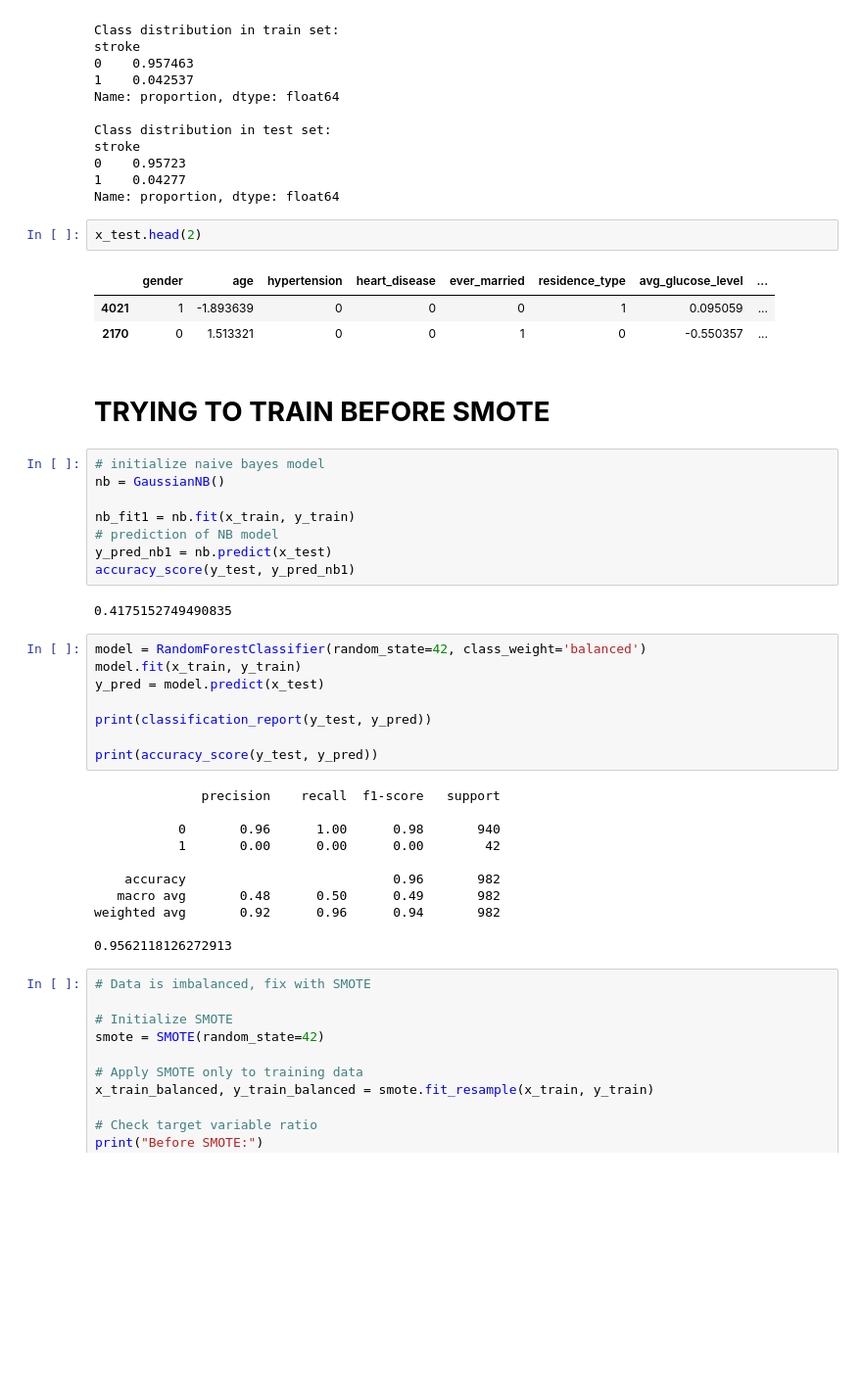
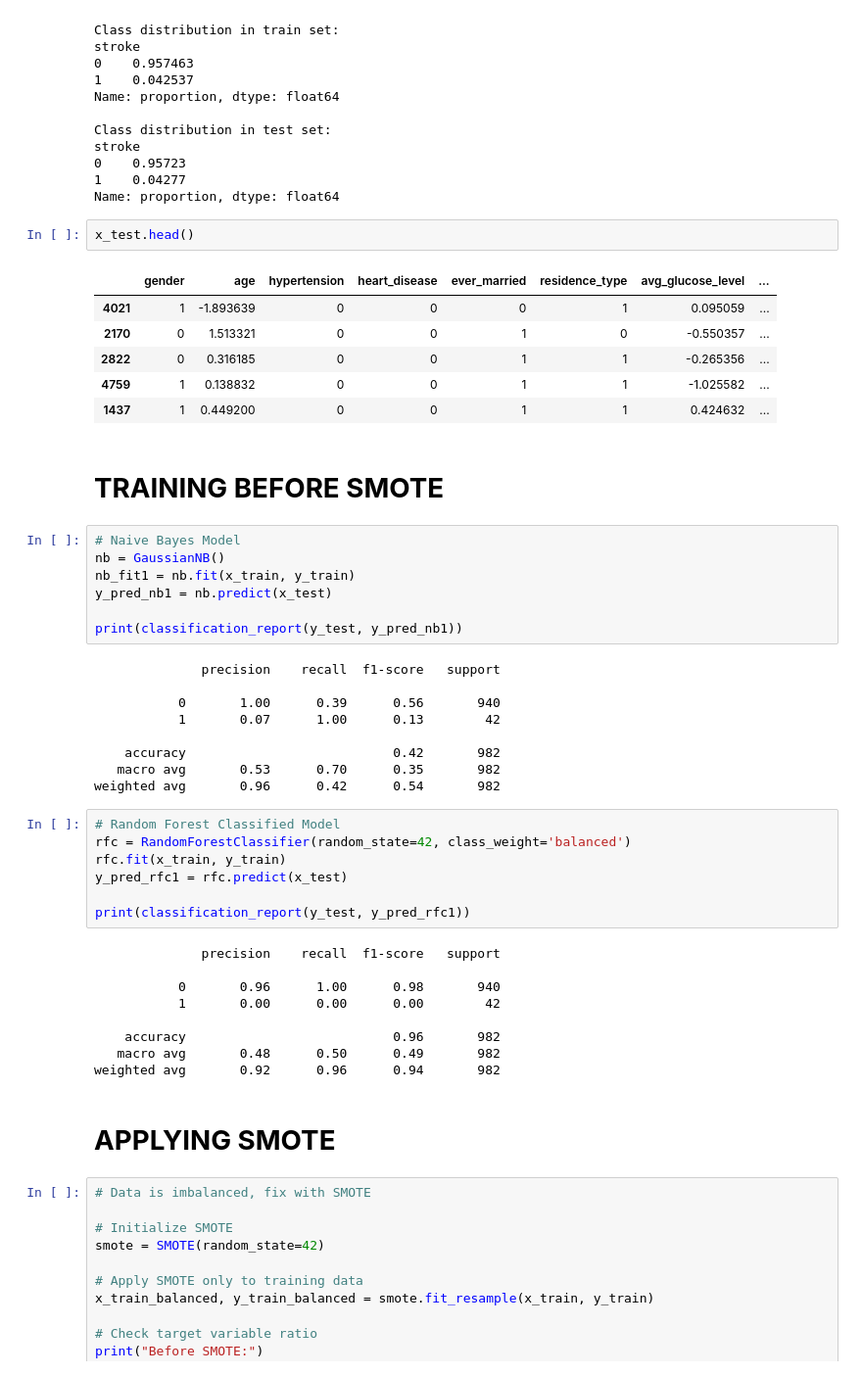
Before and after one commit to Chii2401344/BCS102_Assignment, a Jupyter notebook: BCS102_Assignment.ipynb, the cells around one changed output. Shown at 98% size. Drawn from its saved outputs; the diff is of its cells as text; blank space fills up the shorter version.

```diff
--- a/BCS102_Assignment.ipynb
+++ b/BCS102_Assignment.ipynb
@@ -461,31 +461,39 @@ stroke
 1    0.04277
 Name: proportion, dtype: float64
 # %%
-x_test.head(2)
+x_test.head()
 # %% [output]
 |  | gender | age | hypertension | heart_disease | ever_married | residence_type | avg_glucose_level | ... |
 | 4021 | 1 | -1.893639 | 0 | 0 | 0 | 1 | 0.095059 | ... |
 | 2170 | 0 | 1.513321 | 0 | 0 | 1 | 0 | -0.550357 | ... |
+| 2822 | 0 | 0.316185 | 0 | 0 | 1 | 1 | -0.265356 | ... |
+| 4759 | 1 | 0.138832 | 0 | 0 | 1 | 1 | -1.025582 | ... |
+| 1437 | 1 | 0.449200 | 0 | 0 | 1 | 1 | 0.424632 | ... |
 # %% [markdown]
-# **TRYING TO TRAIN BEFORE SMOTE**
+# **TRAINING BEFORE SMOTE**
 # %%
-# initialize naive bayes model
+# Naive Bayes Model
 nb = GaussianNB()
+nb_fit1 = nb.fit(x_train, y_train)
+y_pred_nb1 = nb.predict(x_test)
 
-nb_fit1 = nb.fit(x_train, y_train)
-# prediction of NB model
-y_pred_nb1 = nb.predict(x_test)
-accuracy_score(y_test, y_pred_nb1)
+print(classification_report(y_test, y_pred_nb1))
 # %% [output]
-0.4175152749490835
+              precision    recall  f1-score   support
+
+           0       1.00      0.39      0.56       940
+           1       0.07      1.00      0.13        42
+
+    accuracy                           0.42       982
+   macro avg       0.53      0.70      0.35       982
+weighted avg       0.96      0.42      0.54       982
 # %%
-model = RandomForestClassifier(random_state=42, class_weight='balanced')
-model.fit(x_train, y_train)
-y_pred = model.predict(x_test)
+# Random Forest Classified Model
+rfc = RandomForestClassifier(random_state=42, class_weight='balanced')
+rfc.fit(x_train, y_train)
+y_pred_rfc1 = rfc.predict(x_test)
 
-print(classification_report(y_test, y_pred))
-
-print(accuracy_score(y_test, y_pred))
+print(classification_report(y_test, y_pred_rfc1))
 # %% [output]
               precision    recall  f1-score   support
 
@@ -495,8 +503,8 @@ print(accuracy_score(y_test, y_pred))
     accuracy                           0.96       982
    macro avg       0.48      0.50      0.49       982
 weighted avg       0.92      0.96      0.94       982
-
-0.9562118126272913
+# %% [markdown]
+# **APPLYING SMOTE**
 # %%
 # Data is imbalanced, fix with SMOTE
 
```
Also changed, not shown: parts of 7 cells of this notebook.
